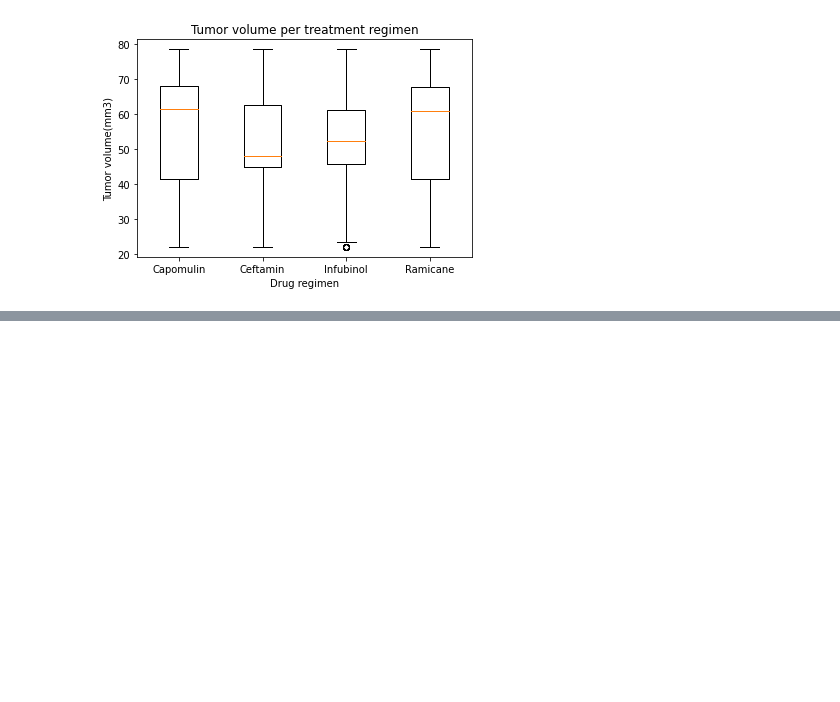
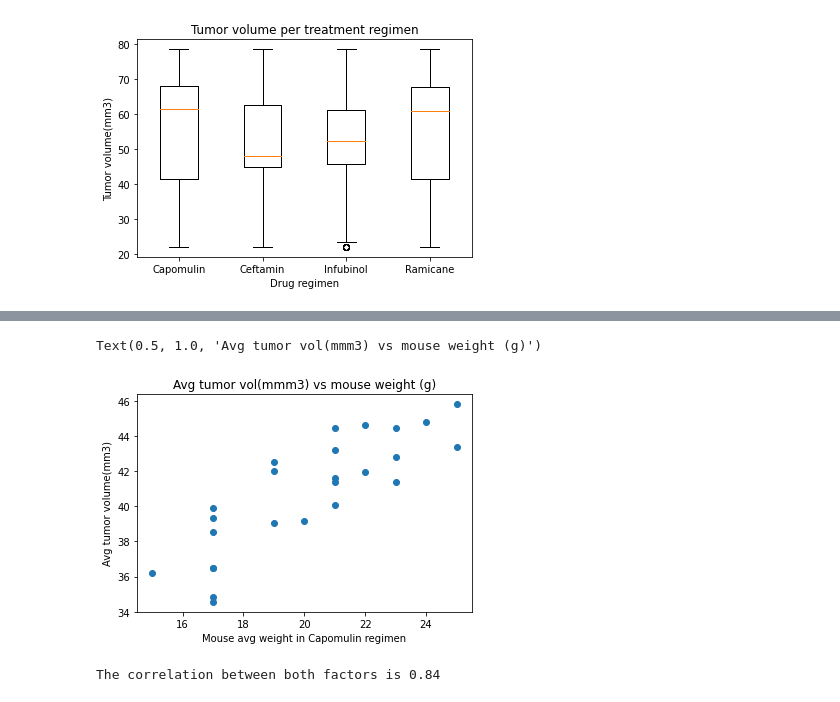
Before and after one commit to chirchir92/matplotlib_challenge, a Jupyter notebook: pymaceuticals.ipynb, the cells around one changed output, grey strips where cells are left out. Cells and saved outputs as stored; diff of their text form; code cells hidden in the pictures; blank space fills up the shorter version.

```diff
--- a/pymaceuticals.ipynb
+++ b/pymaceuticals.ipynb
@@ -344,0 +361,28 @@ plt.show()
+# %%
+# recall the capomulin data
+capomulin = cancer_data.groupby(['Drug Regimen']).get_group(('Capomulin'))
+capomulin
+
+# calculate average of the tumor volume and index the df by Mouse ID
+# best to note that .mean() on a grouped dataframe averages all the numeric columns
+capomulin_avg = capomulin.groupby(['Mouse ID']).mean()
+capomulin_avg
+
+
+# plot the scatter plot of capomulin weight vs tumor volume
+plt.scatter(capomulin_avg.iloc[:,1],capomulin_avg.iloc[:,3])
+plt.xlabel('Mouse avg weight in Capomulin regimen')
+plt.ylabel('Avg tumor volume(mm3)')
+plt.title('Avg tumor vol(mmm3) vs mouse weight (g)')
+# %% [output]
+Text(0.5, 1.0, 'Avg tumor vol(mmm3) vs mouse weight (g)')
+[figure, added]
+# %%
+# calculate correlation btwm weight and tumor volume
+weight = capomulin_avg.iloc[:,1]
+tumor_volume = capomulin_avg.iloc[:,3]
+correlation = st.pearsonr(weight,tumor_volume)
+print(f"The correlation between both factors is {round(correlation[0],2)}")
+plt.show()
+# %% [output]
+The correlation between both factors is 0.84
```
Also changed, not shown: parts of 3 cells of this notebook.
